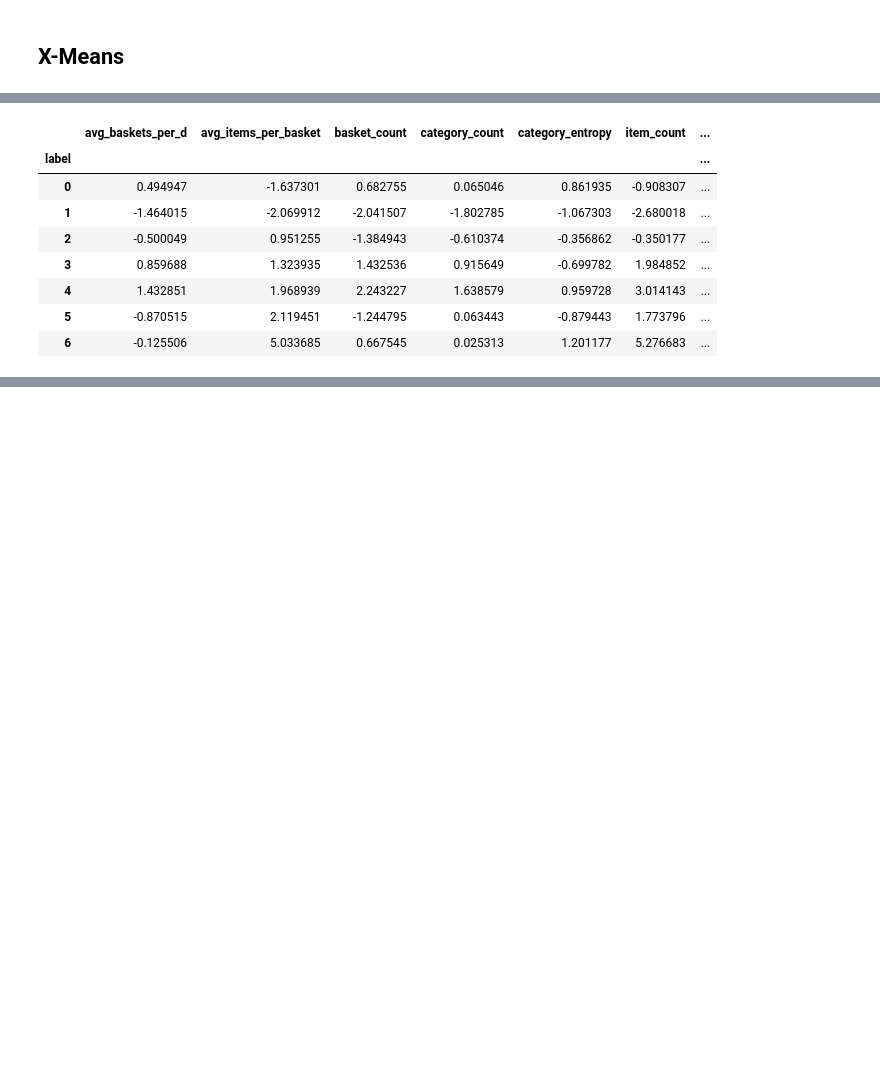
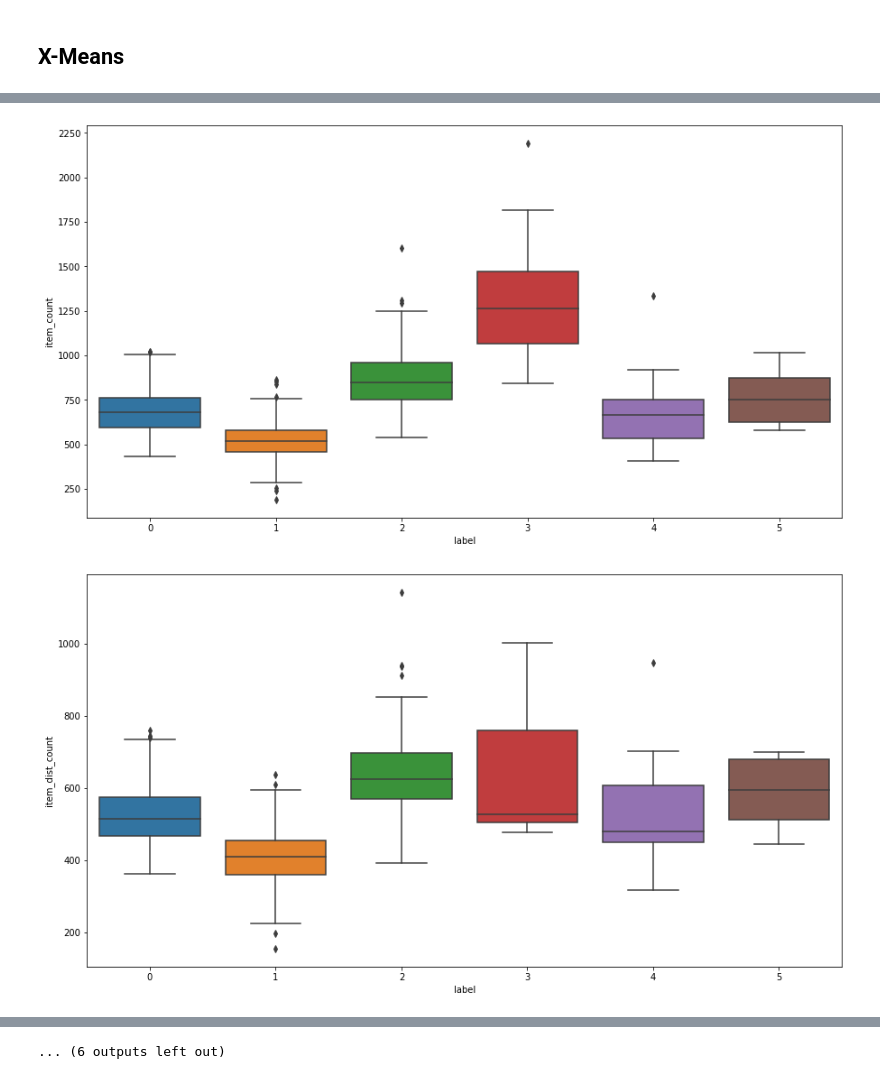
Before and after one commit to frankpietro/dm-project, a Jupyter notebook: DM_DonatiFrancaviglia_TASK2/xmeans.ipynb, the cells around one changed output, grey strips where cells are left out. Saved outputs shown, nothing was run; the diff lists cells and outputs as text; code cells hidden in the pictures; blank space fills up the shorter version.

```diff
--- a/DM_DonatiFrancaviglia_TASK2/xmeans.ipynb
+++ b/DM_DonatiFrancaviglia_TASK2/xmeans.ipynb
@@ -124,12 +97,7 @@ x_df = plot_expansion(u_df)
-# %%
-x_df
-# %% [output]
-|  | avg_baskets_per_d | avg_items_per_basket | basket_count | category_count | category_entropy | item_count | ... |
-| label |  |  |  |  |  |  | ... |
-| 0 | 0.494947 | -1.637301 | 0.682755 | 0.065046 | 0.861935 | -0.908307 | ... |
-| 1 | -1.464015 | -2.069912 | -2.041507 | -1.802785 | -1.067303 | -2.680018 | ... |
-| 2 | -0.500049 | 0.951255 | -1.384943 | -0.610374 | -0.356862 | -0.350177 | ... |
-| 3 | 0.859688 | 1.323935 | 1.432536 | 0.915649 | -0.699782 | 1.984852 | ... |
-| 4 | 1.432851 | 1.968939 | 2.243227 | 1.638579 | 0.959728 | 3.014143 | ... |
-| 5 | -0.870515 | 2.119451 | -1.244795 | 0.063443 | -0.879443 | 1.773796 | ... |
-| 6 | -0.125506 | 5.033685 | 0.667545 | 0.025313 | 1.201177 | 5.276683 | ... |
+# %%
+for c in u_df.columns:
+    _, ax = plt.subplots(figsize=(15,8))
+    sns.boxplot(x=LAB, y=c, data=u_df)
+# %% [output]
+[figure, added]
+[figure, added]
@@ -135,0 +114 @@ x_df
+... (6 outputs left out)
```
Also changed, not shown: parts of 5 cells of this notebook, 4 other files.
